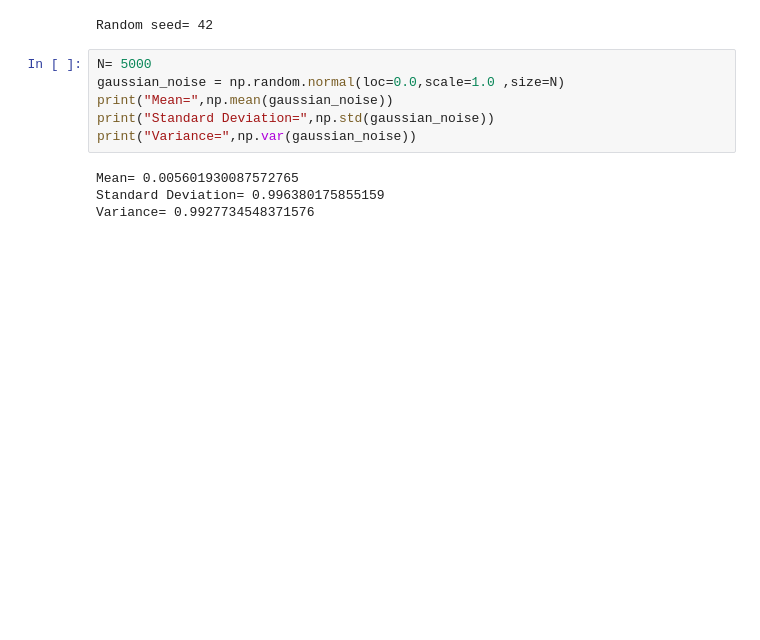
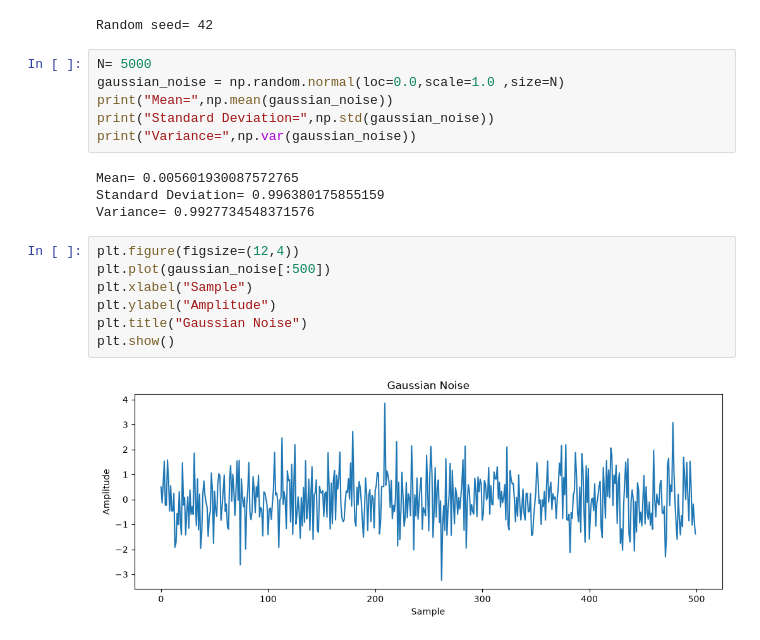
Before and after one commit to shovo896/RL_AAUB, a Jupyter notebook: signal_processing/class_4.ipynb, the cells around one changed output. Drawn from its saved outputs; the diff is of its cells as text; blank space fills up the shorter version.

```diff
--- a/signal_processing/class_4.ipynb
+++ b/signal_processing/class_4.ipynb
@@ -34,3 +34,12 @@ print("Variance=",np.var(gaussian_noise))
 Mean= 0.005601930087572765
 Standard Deviation= 0.996380175855159
 Variance= 0.9927734548371576
+# %%
+plt.figure(figsize=(12,4))
+plt.plot(gaussian_noise[:500])
+plt.xlabel("Sample")
+plt.ylabel("Amplitude")
+plt.title("Gaussian Noise")
+plt.show()
+# %% [output]
+[figure, added]
```
